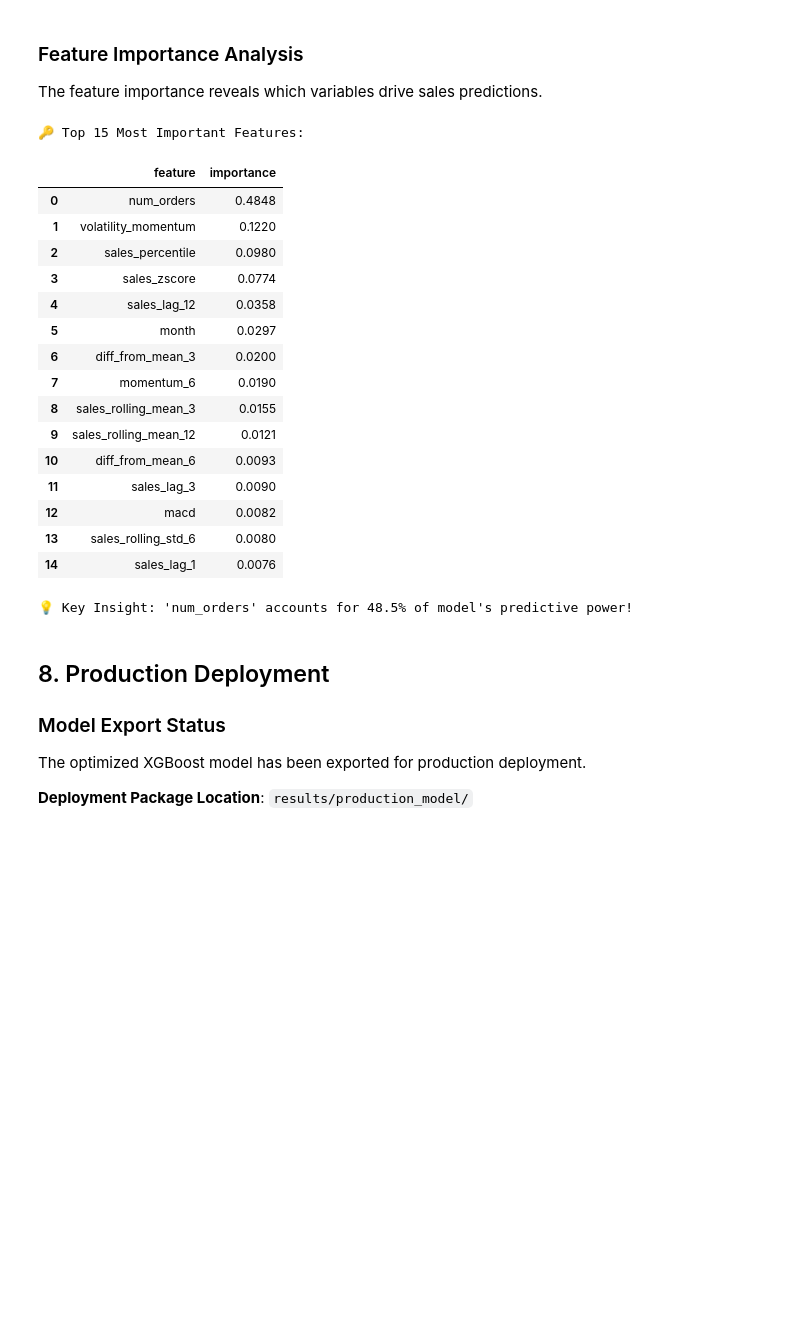
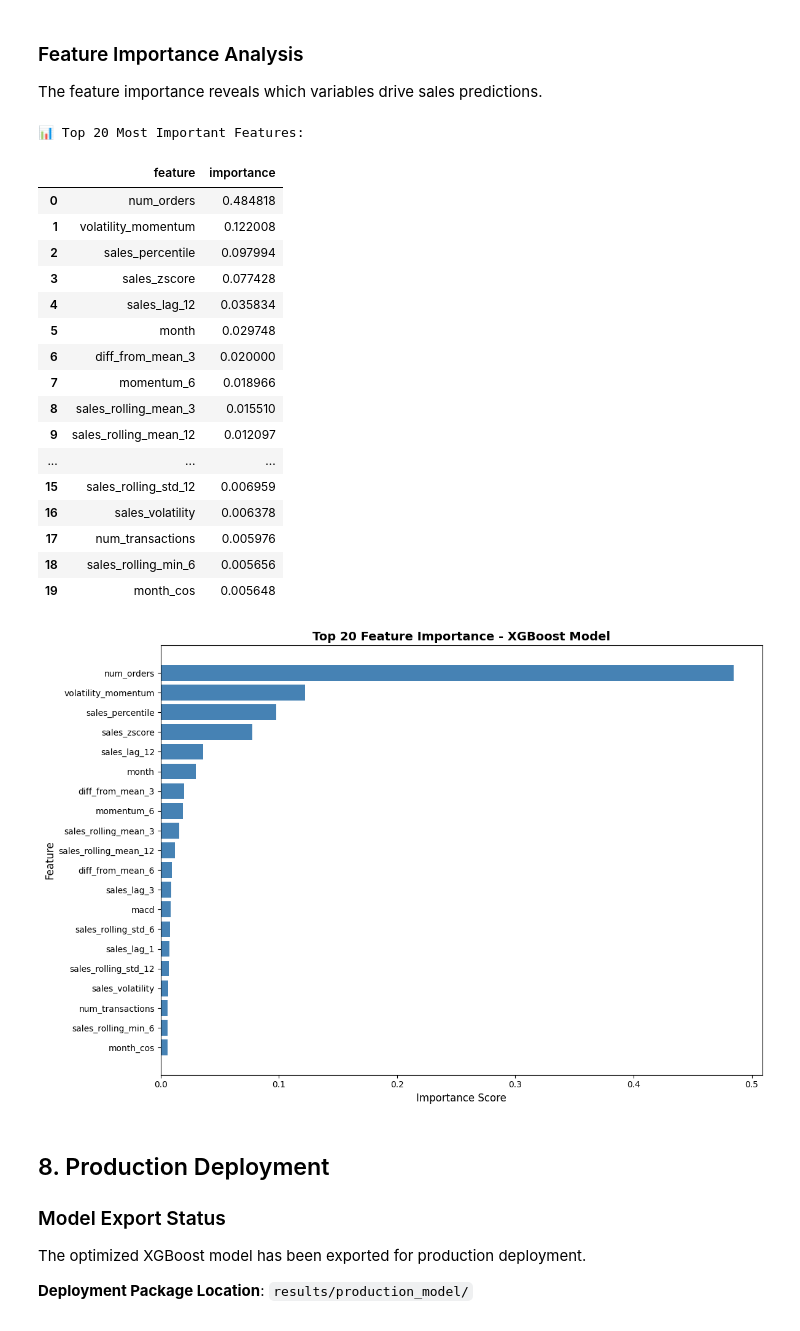
Before and after one commit to Skylarrrolala/ML---Final-Project, a Jupyter notebook: notebooks/predictive.ipynb, the cells around one changed output. Cells and saved outputs as stored; diff of their text form; code cells hidden in the pictures; blank space fills up the shorter version.

```diff
--- a/notebooks/predictive.ipynb
+++ b/notebooks/predictive.ipynb
@@ -1965,41 +2183,57 @@ display(predictions_df.style.set_properties(**{
 
 The feature importance reveals which variables drive sales predictions.
 # %%
-# Load and display feature importance
-feature_importance = pd.read_csv('../results/xgboost_optimized/feature_importance.csv')
+# Load and display feature importance if file exists
+import os
 
-print("\n🔑 Top 15 Most Important Features:\n")
-top_15 = feature_importance.head(15).copy()
-top_15['importance'] = top_15['importance'].apply(lambda x: f"{x:.4f}")
+feature_importance_file = '../results/xgboost_optimized/feature_importance.csv'
 
-display(top_15.style.set_properties(**{
-    'text-align': 'left',
-    'background-color': '#f9f9f9',
-    'border-color': 'black'
-}).set_table_styles([
-    {'selector': 'th', 'props': [('background-color', '#27ae60'), ('color', 'white'), ('font-weight', 'bold')]}
-]).background_gradient(subset=['importance'], cmap='YlGn'))
+if os.path.exists(feature_importance_file):
+    feature_importance = pd.read_csv(feature_importance_file)
 
-print(f"\n💡 Key Insight: '{feature_importance.iloc[0]['feature']}' accounts for {feature_importance.iloc[0]['importance']:.1%} of model's predictive power!")
+    print("\n📊 Top 20 Most Important Features:\n")
+    display(feature_importance.head(20).style.set_properties(**{
+        'text-align': 'left',
+        'background-color': '#f0f8ff'
+    }).set_table_styles([
+        {'selector': 'th', 'props': [('background-color', '#2ecc71'), ('color', 'white'), ('font-weight', 'bold')]}
+    ]).background_gradient(subset=['importance'], cmap='Greens'))
+
+    # Visualize feature importance
+    plt.figure(figsize=(12, 8))
+    top_features = feature_importance.head(20)
+    plt.barh(range(len(top_features)), top_features['importance'], color='steelblue')
+    plt.yticks(range(len(top_features)), top_features['feature'])
+    plt.xlabel('Importance Score', fontsize=12)
+    plt.ylabel('Feature', fontsize=12)
+    plt.title('Top 20 Feature Importance - XGBoost Model', fontsize=14, fontweight='bold')
+    plt.gca().invert_yaxis()
+    plt.tight_layout()
+    plt.show()
+else:
+    print("\n⚠️  Feature importance file not found.")
+    print("   Run the XGBoost training cells above to generate feature importance analysis.")
+    print("   (Requires: brew install libomp)")
 # %% [output]
-🔑 Top 15 Most Important Features:
+📊 Top 20 Most Important Features:
 |  | feature | importance |
-| 0 | num_orders | 0.4848 |
-| 1 | volatility_momentum | 0.1220 |
-| 2 | sales_percentile | 0.0980 |
-| 3 | sales_zscore | 0.0774 |
-| 4 | sales_lag_12 | 0.0358 |
-| 5 | month | 0.0297 |
-| 6 | diff_from_mean_3 | 0.0200 |
-| 7 | momentum_6 | 0.0190 |
-| 8 | sales_rolling_mean_3 | 0.0155 |
-| 9 | sales_rolling_mean_12 | 0.0121 |
-| 10 | diff_from_mean_6 | 0.0093 |
-| 11 | sales_lag_3 | 0.0090 |
-| 12 | macd | 0.0082 |
-| 13 | sales_rolling_std_6 | 0.0080 |
-| 14 | sales_lag_1 | 0.0076 |
+| 0 | num_orders | 0.484818 |
+| 1 | volatility_momentum | 0.122008 |
+| 2 | sales_percentile | 0.097994 |
+| 3 | sales_zscore | 0.077428 |
+| 4 | sales_lag_12 | 0.035834 |
+| 5 | month | 0.029748 |
+| 6 | diff_from_mean_3 | 0.020000 |
+| 7 | momentum_6 | 0.018966 |
+| 8 | sales_rolling_mean_3 | 0.015510 |
+| 9 | sales_rolling_mean_12 | 0.012097 |
+| ... | ... | ... |
+| 15 | sales_rolling_std_12 | 0.006959 |
+| 16 | sales_volatility | 0.006378 |
+| 17 | num_transactions | 0.005976 |
+| 18 | sales_rolling_min_6 | 0.005656 |
+| 19 | month_cos | 0.005648 |
-💡 Key Insight: 'num_orders' accounts for 48.5% of model's predictive power!
+[figure, added]
 # %% [markdown]
 ## 8. Production Deployment
 
```
Also changed, not shown: parts of 17 cells of this notebook, 19 other files.
